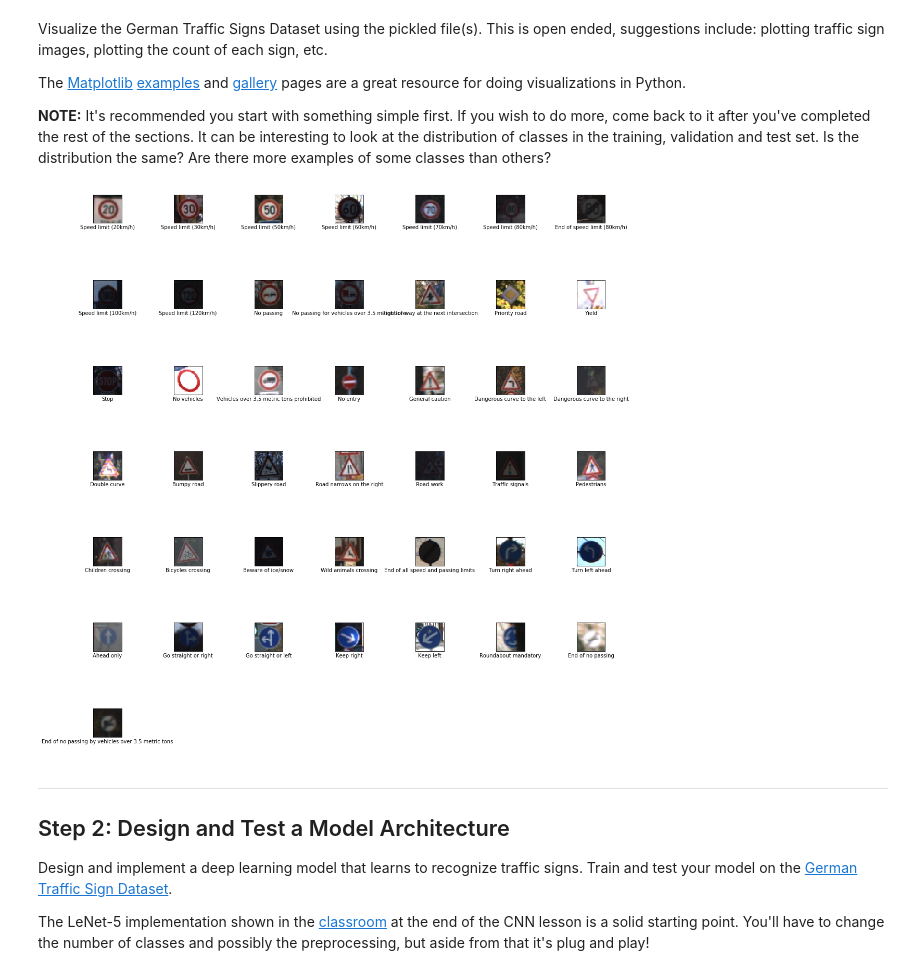
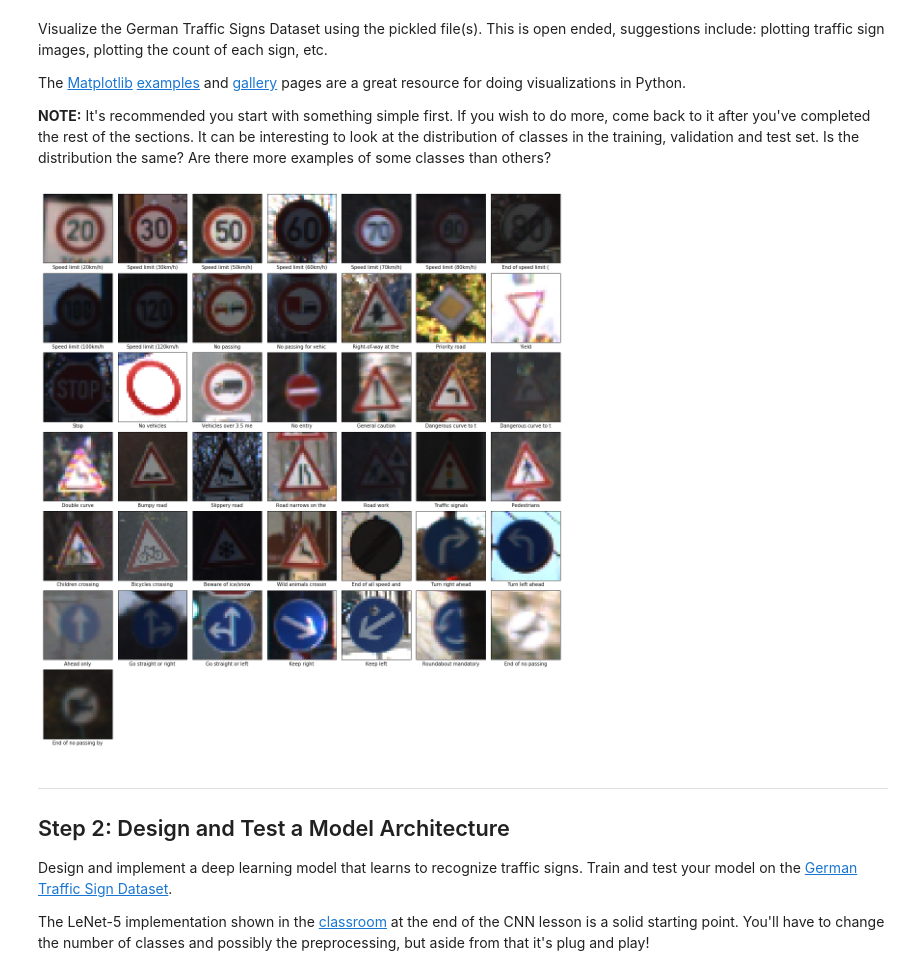
Before and after one commit to mishmetall/udacity_self_driving_car, a Jupyter notebook: Project_3/Traffic_Sign_Classifier.ipynb, the cells around one changed output. Drawn from its saved outputs; the diff is of its cells as text; code cells hidden in the pictures.

```diff
--- a/Project_3/Traffic_Sign_Classifier.ipynb
+++ b/Project_3/Traffic_Sign_Classifier.ipynb
@@ -105,9 +22,9 @@ save_pkl("test_data.pkl", test_images, test_labels, test_rois, test_orig_sizes)
 # %%
 import pickle
 
-training_file = "train_data.pkl"
-validation_file = "validation_data.pkl"
-testing_file = "test_data.pkl"
+training_file = "./traffic-signs-data/train.p"
+validation_file = "./traffic-signs-data/valid.p"
+testing_file = "./traffic-signs-data/test.p"
 
 with open(training_file, mode='rb') as f:
     train = pickle.load(f)
@@ -116,6 +33,6 @@ with open(validation_file, mode='rb') as f:
 with open(testing_file, mode='rb') as f:
     test = pickle.load(f)
 
-X_train, y_train = train['images'], train['labels']
-X_valid, y_valid = valid['images'], valid['labels']
-X_test, y_test = test['images'], test['labels']
+X_train, y_train = train['features'], train['labels']
+X_valid, y_valid = valid['features'], valid['labels']
+X_test, y_test = test['features'], test['labels']
@@ -173,34 +94,34 @@ The [Matplotlib](http://matplotlib.org/) [examples](http://matplotlib.org/exampl
 # %%
 ### Data exploration visualization code goes here.
 ### Feel free to use as many code cells as needed.
 import matplotlib.pyplot as plt
 
 
 # Mapping ClassID to traffic sign names
 labels = {}
 with open('signnames.csv', 'r') as csvfile:
     signnames = csv.reader(csvfile, delimiter=',')
     next(signnames,None)
     for i, row in enumerate(signnames):
         labels[i] = row[1]
     csvfile.close()
 
 # Visualizations will be shown in the notebook.
 %matplotlib inline
 
 plt.figure(figsize=(15, 16))
 # Let's plot image from each class:
 for ci in range(n_classes):
     plt.subplot(7, 7, ci+1)
 
     im_id = y_train.index(ci)
     plt.imshow(X_train[im_id])
-    plt.xlabel(labels[ci][])
+    plt.xlabel(labels[ci][:20])
     plt.xticks([])
     plt.yticks([])
 plt.tight_layout(pad=0, h_pad=0, w_pad=0)
 # %% [output]
-[figure, old version]
+[figure, new version]
 # %% [markdown]
 ----
 
```
Also changed, not shown: parts of 4 cells of this notebook, 3 other files.
